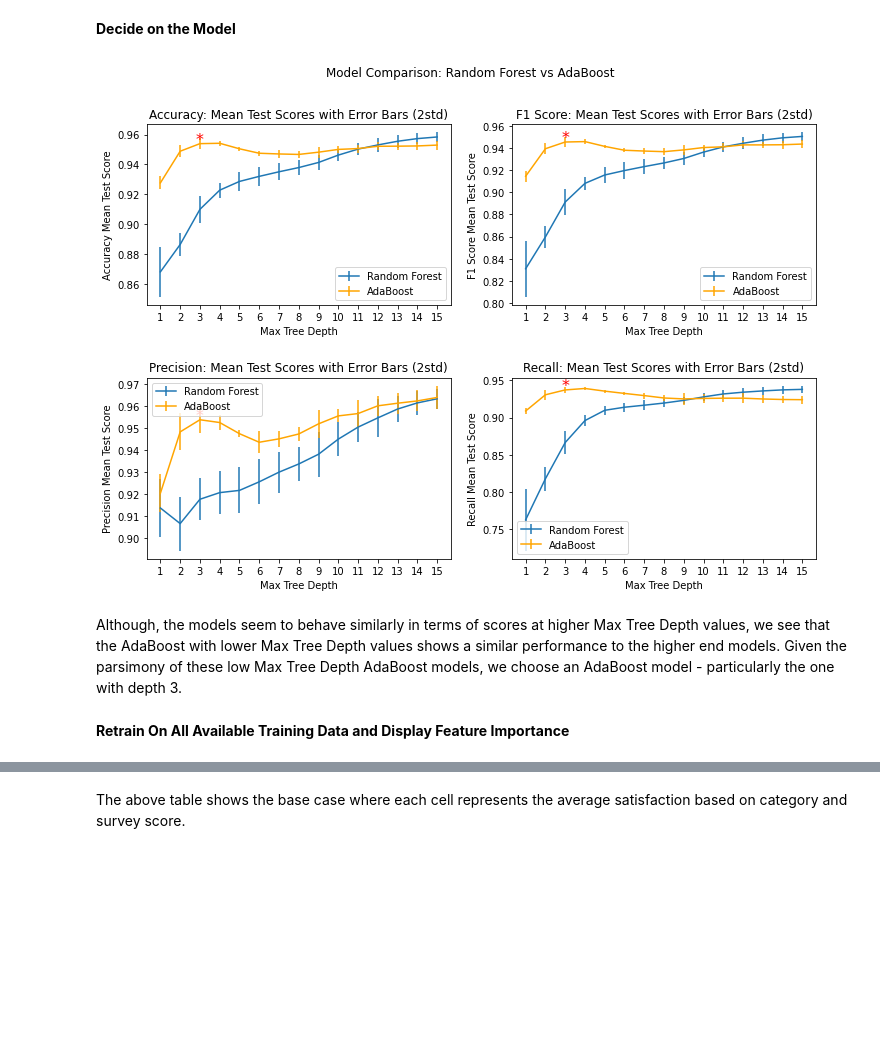
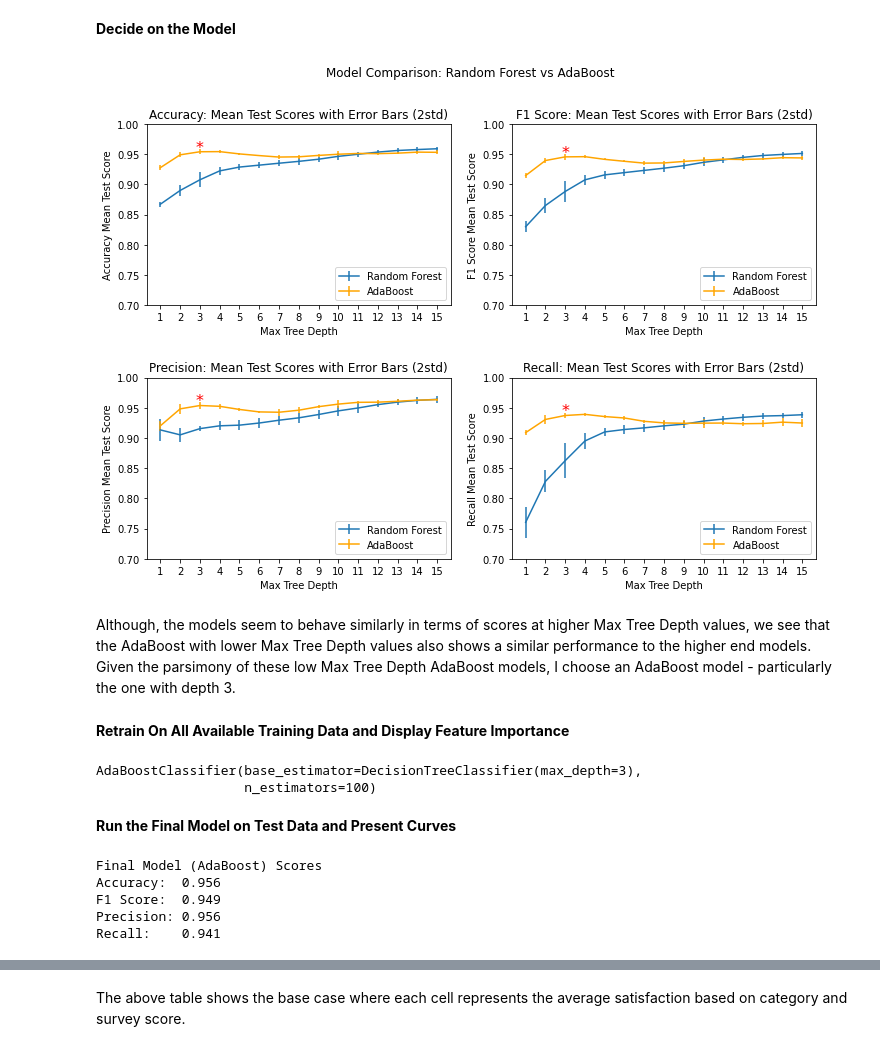
Before and after one commit to artunart/Happier-Passengers, a Jupyter notebook: Happier Passengers - Part 4 - Modeling.ipynb, the cells around one changed output, grey strips where cells are left out. Cells and saved outputs as stored; diff of their text form; code cells hidden in the pictures; blank space fills up the shorter version.

```diff
--- a/Happier Passengers - Part 4 - Modeling.ipynb
+++ b/Happier Passengers - Part 4 - Modeling.ipynb
@@ -126,51 +125,47 @@ clf_ada_cv_results['Max Tree Depth'] = list(range(1, max_depth_param+1))
 
 
 combined_cv_results = pd.concat([clf_rf_cv_results, clf_ada_cv_results])
-#print(combined_cv_results)
 
 score_list = [[['mean_test_accuracy_score', 'std_test_accuracy_score', 'Accuracy'],
                ['mean_test_f1_score', 'std_test_f1_score', 'F1 Score']],
               [['mean_test_precision_score', 'std_test_precision_score', 'Precision'],
                ['mean_test_recall_score', 'std_test_recall_score', 'Recall']]]
 
-# ax = sns.catplot(data = combined_cv_results,
-#            x = 'Max Tree Depth',
-#            y = 'mean_test_score',
-#            hue = 'Method',
-#            ci = 'std_test_score')
+
 def plot_scores_rf_ada(df, score_var_name, error_var_name, scorer_name, ax):
     rng = len(df)//2
     ax.errorbar(list(range(0,rng)),
                  combined_cv_results[combined_cv_results['Method']=='RF'][score_var_name],
                 yerr = 2*combined_cv_results[combined_cv_results['Method']=='RF'][error_var_name])
     ax.errorbar(list(range(0,rng)),
                  combined_cv_results[combined_cv_results['Method']=='AdaBoost'][score_var_name],
                 yerr = 2*combined_cv_results[combined_cv_results['Method']=='AdaBoost'][error_var_name],
                 color = 'orange')
     ax.set_xticks(range(0, 15))
     ax.set_xticklabels(range(1, 16))
+    ax.set_ylim(0.7, 1)
     ax.set_xlabel('Max Tree Depth')
     ax.set_ylabel(scorer_name+' Mean Test Score')
-    ax.legend(['Random Forest', 'AdaBoost'])
+    ax.legend(['Random Forest', 'AdaBoost'], loc='lower right')
     ax.set_title(scorer_name+': Mean Test Scores with Error Bars (2std)')
 
 combined_cv_results
 fig, ax = plt.subplots(2,2)
 fig.set_size_inches(12, 8)
 plt.subplots_adjust(hspace=0.4)
 plt.suptitle("Model Comparison: Random Forest vs AdaBoost")
 
 for _i in range(0, 2):
     for _j in range(0, 2):
         plot_scores_rf_ada(combined_cv_results,
                            score_list[_i][_j][0],
                            score_list[_i][_j][1],
                            score_list[_i][_j][2],
                            ax[_i][_j])
         ax[_i][_j].annotate(text = '*', size=16,
                             xy=[1.8, combined_cv_results[combined_cv_results['Method']=='AdaBoost'][score_list[_i][_j][0]][2]], color = 'red')
 # %% [output]
-[figure, old version]
+[figure, new version]
 # %% [markdown]
-Although, the models seem to behave similarly in terms of scores at higher Max Tree Depth values, we see that the AdaBoost with lower Max Tree Depth values shows a similar performance to the higher end models.</br> Given the parsimony of these low Max Tree Depth AdaBoost models, we choose an AdaBoost model - particularly the one with depth 3.
+Although, the models seem to behave similarly in terms of scores at higher Max Tree Depth values, we see that the AdaBoost with lower Max Tree Depth values also shows a similar performance to the higher end models.</br> Given the parsimony of these low Max Tree Depth AdaBoost models, I choose an AdaBoost model - particularly the one with depth 3.
 # %% [markdown]
@@ -177 +173,29 @@ Although, the models seem to behave similarly in terms of scores at higher Max T
 **Retrain On All Available Training Data and Display Feature Importance**<br/>
+# %%
+train_X = train_data_final.drop(['satisfaction'], axis=1)
+train_y = train_data_final['satisfaction']
+
+test_X = test_data_final.drop(['satisfaction'], axis=1)
+test_y = test_data_final['satisfaction']
+
+clf_best_tree = DecisionTreeClassifier(max_depth=3)
+clf_best = AdaBoostClassifier(clf_best_tree, n_estimators=100)
+
+clf_best.fit(train_X,train_y)
+# %% [output]
+AdaBoostClassifier(base_estimator=DecisionTreeClassifier(max_depth=3),
+                   n_estimators=100)
+# %% [markdown]
+**Run the Final Model on Test Data and Present Curves**<br/>
+# %%
+print('Final Model (AdaBoost) Scores')
+print('Accuracy:  {0:.3f}'.format(accuracy_score(test_y, clf_best.predict(test_X))))
+print('F1 Score:  {0:.3f}'.format(f1_score(test_y, clf_best.predict(test_X))))
+print('Precision: {0:.3f}'.format(precision_score(test_y, clf_best.predict(test_X))))
+print('Recall:    {0:.3f}'.format(recall_score(test_y, clf_best.predict(test_X))))
+# %% [output]
+Final Model (AdaBoost) Scores
+Accuracy:  0.956
+F1 Score:  0.949
+Precision: 0.956
+Recall:    0.941
```
Also changed, not shown: parts of 17 cells of this notebook, 7 other files.
